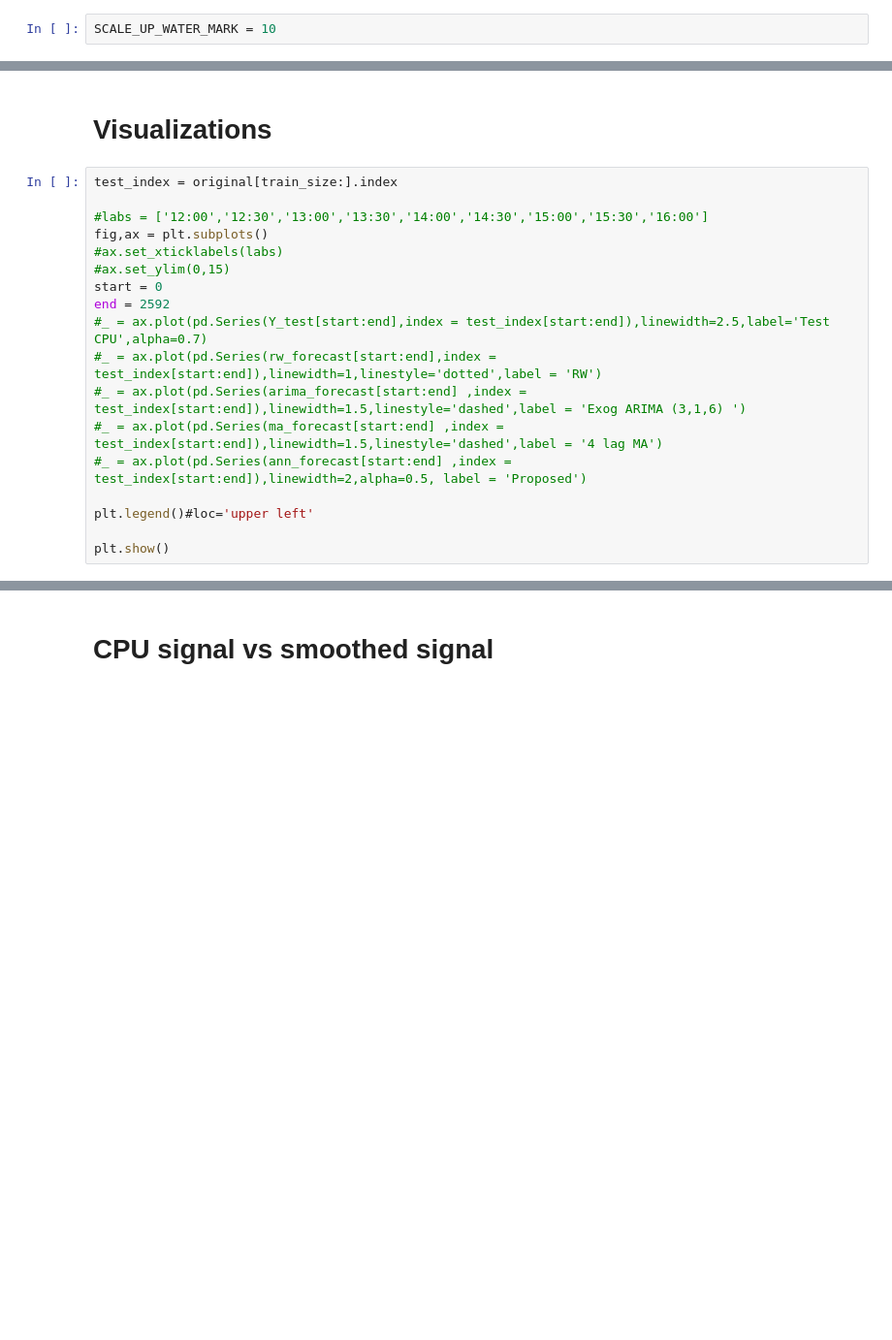
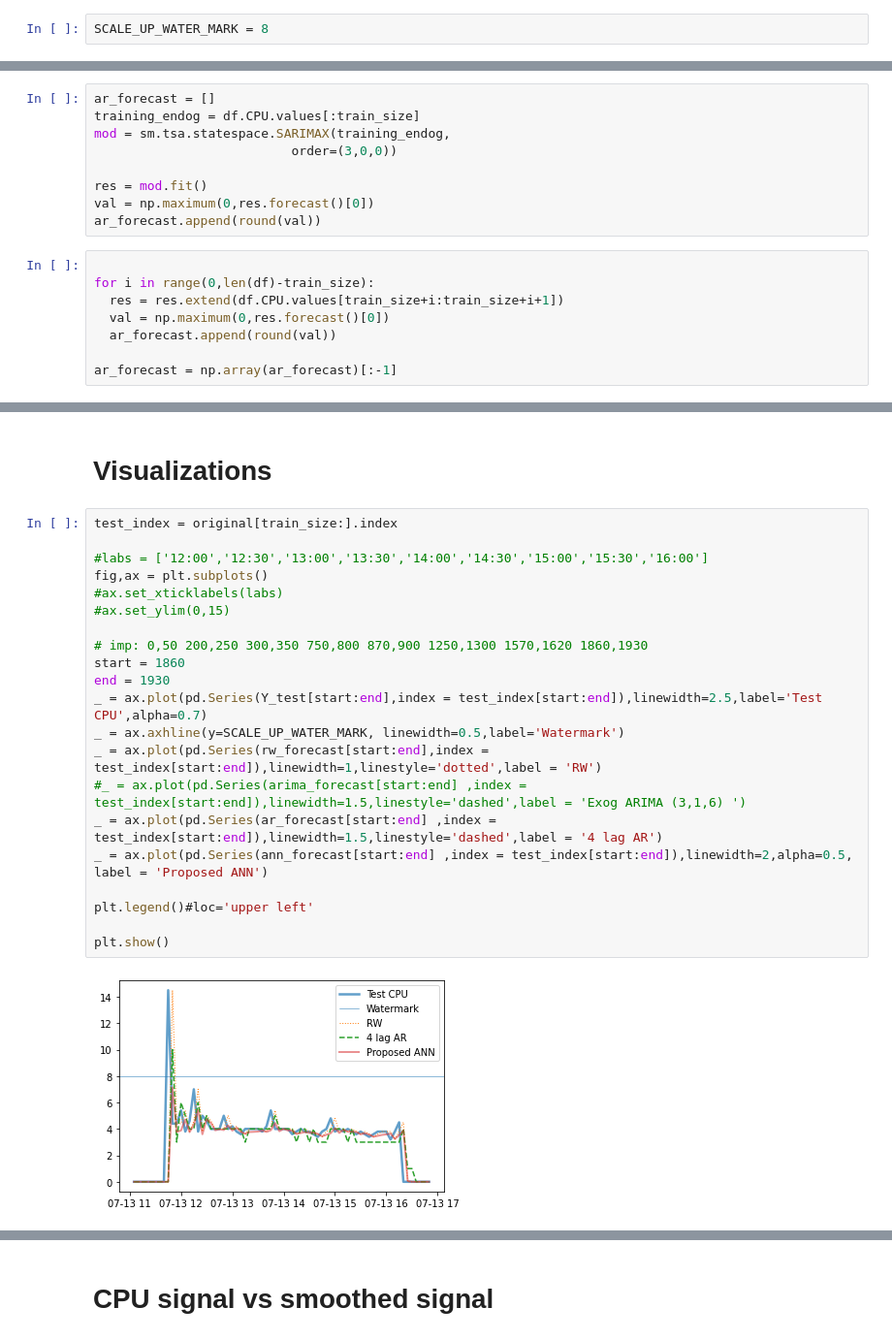
Before and after one commit to cheturvedi/phocis, a Jupyter notebook: src/phocis.ipynb, the cells around one changed output, grey strips where cells are left out. Shown: that part at 97% size. Saved outputs shown, nothing was run; the diff lists cells and outputs as text; blank space fills up the shorter version.

```diff
--- a/src/phocis.ipynb
+++ b/src/phocis.ipynb
@@ -86,7 +91,7 @@ def get_label(x):
   else :
     return 'SCALE UP'
 # %%
-SCALE_UP_WATER_MARK = 10
+SCALE_UP_WATER_MARK = 8
 # %%
 df = pd.read_csv('winProxy.csv',parse_dates=True,index_col=0)
 original = df.CPU
@@ -149 +170,18 @@ ma_forecast = pd.Series([np.mean(x) for x in MA])
+# %%
+ar_forecast = []
+training_endog = df.CPU.values[:train_size]
+mod = sm.tsa.statespace.SARIMAX(training_endog,
+                          order=(3,0,0))
+
+res = mod.fit()
+val = np.maximum(0,res.forecast()[0])
+ar_forecast.append(round(val))
+# %%
+
+for i in range(0,len(df)-train_size):
+  res = res.extend(df.CPU.values[train_size+i:train_size+i+1])
+  val = np.maximum(0,res.forecast()[0])
+  ar_forecast.append(round(val))
+
+ar_forecast = np.array(ar_forecast)[:-1]
 # %%
@@ -244,18 +282,23 @@ array([[   4,   12,    3],
 # %%
 test_index = original[train_size:].index
 
 #labs = ['12:00','12:30','13:00','13:30','14:00','14:30','15:00','15:30','16:00']
 fig,ax = plt.subplots()
 #ax.set_xticklabels(labs)
 #ax.set_ylim(0,15)
-start = 0
-end = 2592
-#_ = ax.plot(pd.Series(Y_test[start:end],index = test_index[start:end]),linewidth=2.5,label='Test CPU',alpha=0.7)
-#_ = ax.plot(pd.Series(rw_forecast[start:end],index = test_index[start:end]),linewidth=1,linestyle='dotted',label = 'RW')
+
+# imp: 0,50 200,250 300,350 750,800 870,900 1250,1300 1570,1620 1860,1930
+start = 1860
+end = 1930
+_ = ax.plot(pd.Series(Y_test[start:end],index = test_index[start:end]),linewidth=2.5,label='Test CPU',alpha=0.7)
+_ = ax.axhline(y=SCALE_UP_WATER_MARK, linewidth=0.5,label='Watermark')
+_ = ax.plot(pd.Series(rw_forecast[start:end],index = test_index[start:end]),linewidth=1,linestyle='dotted',label = 'RW')
 #_ = ax.plot(pd.Series(arima_forecast[start:end] ,index = test_index[start:end]),linewidth=1.5,linestyle='dashed',label = 'Exog ARIMA (3,1,6) ')
-#_ = ax.plot(pd.Series(ma_forecast[start:end] ,index = test_index[start:end]),linewidth=1.5,linestyle='dashed',label = '4 lag MA')
-#_ = ax.plot(pd.Series(ann_forecast[start:end] ,index = test_index[start:end]),linewidth=2,alpha=0.5, label = 'Proposed')
+_ = ax.plot(pd.Series(ar_forecast[start:end] ,index = test_index[start:end]),linewidth=1.5,linestyle='dashed',label = '4 lag AR')
+_ = ax.plot(pd.Series(ann_forecast[start:end] ,index = test_index[start:end]),linewidth=2,alpha=0.5, label = 'Proposed ANN')
 
 plt.legend()#loc='upper left'
 
 plt.show()
+# %% [output]
+[figure, added]
```
Also changed, not shown: parts of 12 cells of this notebook, 1 other file.
